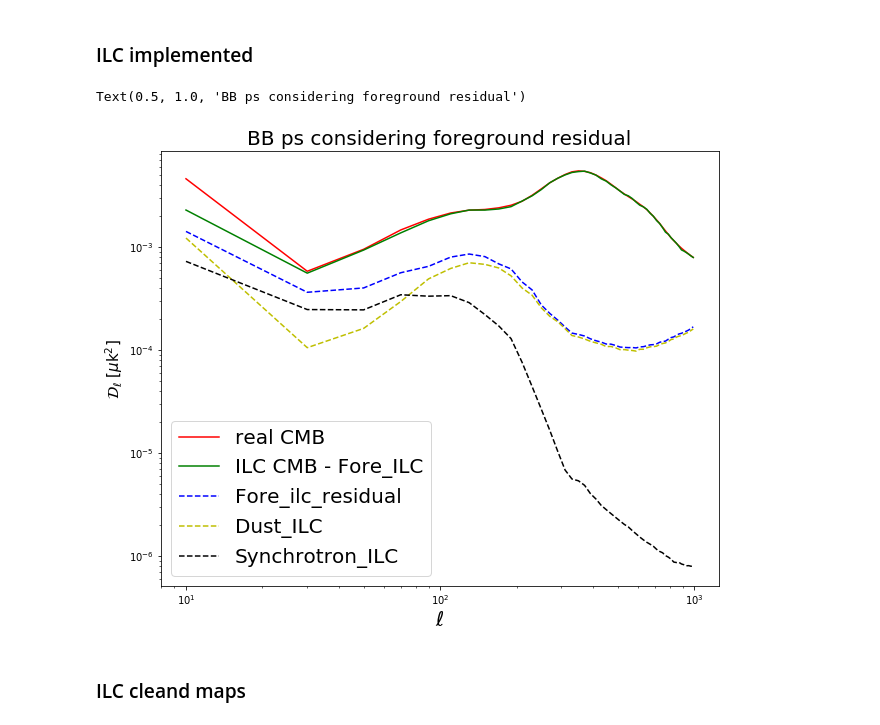
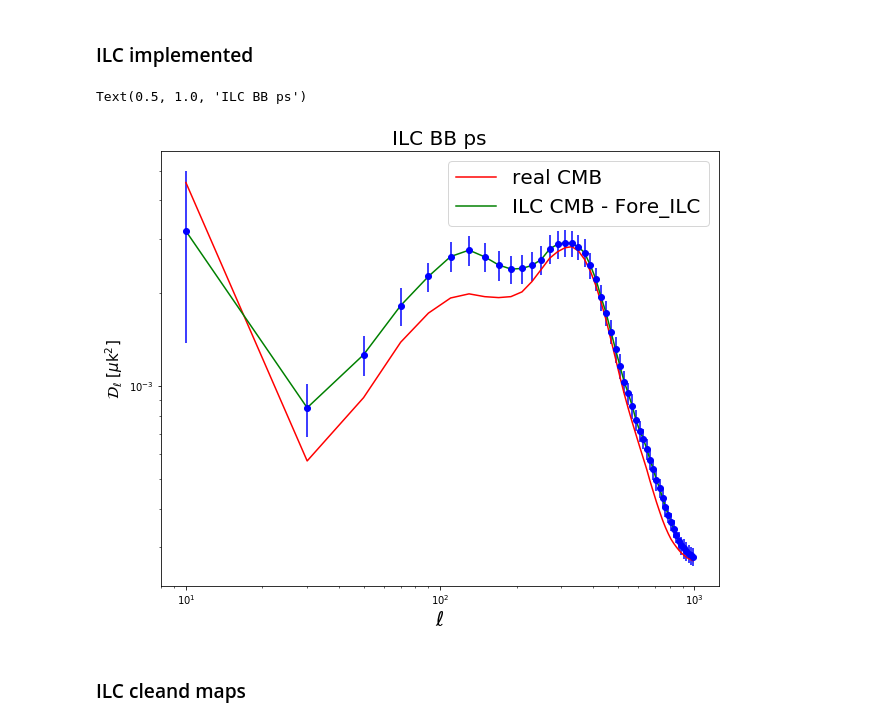
Before and after one commit to yaojian95/Ali_foreground, a Jupyter notebook: codes/Maps_for_USTC.ipynb, the cells around one changed output. Drawn from its saved outputs; the diff is of its cells as text; code cells hidden in the pictures.

```diff
--- a/codes/Maps_for_USTC.ipynb
+++ b/codes/Maps_for_USTC.ipynb
@@ -95,5 +95,5 @@ for n in range(SamNum):
 clee_clean_std = utils.bin_l(np.std(Cl_cmb, axis = 0)[1], lmax, Q); clbb_clean_std = utils.bin_l(np.std(Cl_cmb, axis = 0)[2], lmax, Q)
 clee_clean = utils.bin_l(np.mean(Cl_cmb, axis = 0)[1], lmax, Q); clbb_clean = utils.bin_l(np.mean(Cl_cmb, axis = 0)[2], lmax, Q)
 # %%
-cl_clean = np.row_stack((clee_clean, clbb_clean))
-cl_clean_std = np.row_stack((clee_clean_std, clbb_clean_std))
+cl_clean_44_mean = np.row_stack((clee_clean, clbb_clean))
+cl_clean_44_std = np.row_stack((clee_clean_std, clbb_clean_std))
@@ -108,6 +112,9 @@ INDXSCHM = IMPLICIT
 # %%
 # 13.0765 arcmin, K_CMB
 fore70 = hp.ud_grade(hp.read_map('/fnx/jianyao/LFI_070/group2_map_detector_F070.fits', field = None, verbose = False), nside_out = 512)*1e6
+
+#27.9435 arcmin, K_CMB
+fore44 = hp.ud_grade(hp.read_map('/fnx/jianyao/LFI_044/group2_map_detector_F044.fits', field = None, verbose = False), nside_out = 512)*1e6
 
 ### 19 arcmin, uK_CMB
 fore95 = hp.ud_grade(hp.read_map('/fnx/jianyao/1205_observations_AliCPT/95GHz/group2_map_95GHz.fits', field = None, verbose = False), nside_out=512)
@@ -215,15 +224,15 @@ for i in range(SamNum):
 # %% [markdown]
 ### ILC implemented
 # %%
-Nf = 3
+Nf = 4
 # %%
 SamNum = 100 ## just one realization , or all the realizations.
 Cl_ilc = np.zeros((SamNum, Q)); itera = 1; mode = 1; Fore_cl= np.zeros((SamNum, Q)); sync_cl = np.zeros((SamNum, Q)); dust_cl = np.zeros((SamNum, Q))
 for n in range(SamNum):
 
     e = np.matrix(np.ones(Nf))
-    total_ps_i = np.load('/fnx/jianyao/ancillary_data/total_ps/total_ps_deconv_masked_EB_%s.npy'%n)
-    noise_ps_i = np.load('/fnx/jianyao/ancillary_data/noise_ps/nl_deconv_masked_EB_%s.npy'%n)
+    total_ps_i = np.load('/fnx/jianyao/ancillary_data/4_fre_plus_44/total_ps/total_ps_deconv_masked_EB_%s.npy'%n)
+    noise_ps_i = np.load('/fnx/jianyao/ancillary_data/4_fre_plus_44/noise_ps/nl_deconv_masked_EB_%s.npy'%n)
     ## Power_spectrum return EE and BB at the same time. So total_ps[0] = EE; total_ps[1] = BB
     noise_bin = utils.bin_l(noise_ps_i[mode], lmax, Q);
     noise_ilc = np.zeros(Q);
@@ -251,8 +260,8 @@ for n in range(SamNum):
 
             noise_ilc[i] = W[i,:]*(nuisance[i])*np.transpose(W[i,:])     #noise_bin　nuisance[i]
             Cl_ilc[n, i] = W[i,:]*(total_bin[i])*np.transpose(W[i,:]) - noise_ilc[i]  #1.0/(e*np.linalg.pinv((total_bin[i]))*e.T)
-            Fore_cl[n, i] =  W[i,:]*(fore_bin[i])*np.transpose(W[i,:]);
-            dust_cl[n, i] = W[i,:]*(dust_bin[i])*np.transpose(W[i,:]); sync_cl[n,i] = W[i,:]*(sync_bin[i])*np.transpose(W[i,:]);
+#             Fore_cl[n, i] =  W[i,:]*(fore_bin[i])*np.transpose(W[i,:]);
+#             dust_cl[n, i] = W[i,:]*(dust_bin[i])*np.transpose(W[i,:]); sync_cl[n,i] = W[i,:]*(sync_bin[i])*np.transpose(W[i,:]);
 
 #     total = np.load('/fnx/jianyao/ancillary_data/total_map/total_map_deconv_unmasked_IQU_%03d.npy'%n)
 #     total_mask = Mask(total)
@@ -278,7 +287,7 @@ for n in range(SamNum):
 
 #     hp.write_map('/fnx/jianyao/HS_clean_CMB/Cleaned_QU_%03d.fits'%(n),cmb_clean[1:], coord='G', column_names= names, column_units='uK_CMB')
 
-fore_mean = np.mean(Fore_cl, axis=0)
+# fore_mean = np.mean(Fore_cl, axis=0)
 cl_ilc_mean = np.mean(Cl_ilc, axis = 0)
 cl_ilc_std = np.std(Cl_ilc, axis = 0)
 # %%
@@ -287,37 +296,37 @@ dust_mean = np.mean(dust_cl, axis = 0)
 # %%
 fig1 = plt.figure(1, figsize=(10,8))
 # plt.axis('off')
 # frame1=fig1.add_axes((.1,.4,.8,.5)) # x0, y0, width, height
-plt.loglog(Ell, Ell*(Ell+1)/2/np.pi*cl_clean[mode] , 'r-',label = 'real CMB')
-plt.loglog(Ell, Ell*(Ell+1)/2/np.pi*(cl_ilc_mean - fore_mean), 'g-', label = 'ILC CMB - Fore_ILC')
+plt.loglog(Ell, Ell*(Ell+1)/2/np.pi*cl_clean_44_mean[mode] , 'r-',label = 'real CMB')
+plt.loglog(Ell, Ell*(Ell+1)/2/np.pi*(cl_ilc_mean ), 'g-', label = 'ILC CMB - Fore_ILC')
 # plt.loglog(Ell, Ell*(Ell+1)/2/np.pi*noise_ilc, 'k--', label = 'noise_beamed_ilc')
-plt.loglog(Ell, Ell*(Ell+1)/2/np.pi*fore_mean, 'b--', label = 'Fore_ilc_residual')
-plt.loglog(Ell, Ell*(Ell+1)/2/np.pi*dust_mean, 'y--', label = 'Dust_ILC')
-plt.loglog(Ell, Ell*(Ell+1)/2/np.pi*sync_mean, 'k--', label = 'Synchrotron_ILC')
+# plt.loglog(Ell, Ell*(Ell+1)/2/np.pi*fore_mean, 'b--', label = 'Fore_ilc_residual')
+# plt.loglog(Ell, Ell*(Ell+1)/2/np.pi*dust_mean, 'y--', label = 'Dust_ILC')
+# plt.loglog(Ell, Ell*(Ell+1)/2/np.pi*sync_mean, 'k--', label = 'Synchrotron_ILC')
 
 
 # plt.loglog(Ell, Ell*(Ell+1)/2/np.pi*bin_l(total_cl95[mode+1], lmax, Q), 'purple', label = 'total_ps 95GHz')
 # plt.loglog(Ell, Ell*(Ell+1)/2/np.pi*bin_l(total_cl150[mode+1], lmax, Q), 'orange', label = 'total_ps 150GHz')
 # plt.loglog(Ell, Ell*(Ell+1)/2/np.pi*bin_l(total_cl353[mode+1], lmax, Q), 'k-', label = 'total_ps 353GHz')
 
 # plt.xscale('linear')
-# plt.errorbar(Ell,Ell*(Ell+1)*cl_ilc_mean/2/np.pi, yerr = Ell*(Ell+1)/2/np.pi*cl_ilc_std,fmt='bo',capthick = 0.1)
+plt.errorbar(Ell,Ell*(Ell+1)*cl_ilc_mean/2/np.pi, yerr = Ell*(Ell+1)/2/np.pi*cl_ilc_std,fmt='bo',capthick = 0.1)
 # plt.ylim(1e-4, 1e-1)
 plt.xlabel('$\ell$', fontsize = 20);
 plt.ylabel(r'$\mathcal{D}_{\ell}$ [$\mu$k$^2$]', fontsize = 15)
 plt.legend(fontsize = 20)
 # plt.title('ILC in harmonical space, subtracting %s * dust'%frac, fontsize = 20)
 
 # frame2=fig1.add_axes((.1,.1,.8,.3))
 # plt.semilogx(Ell, (cl_ilc - cls)/cls*100, 'k--')
 # plt.axhline(0,color = 'k')
 # plt.ylabel(r'$\Delta \mathcal{D}_\ell$/$\mathcal{D}^{real}_{\ell} $ [%]', fontsize = 15);plt.xlabel(r'$\ell$', fontsize = 20)
 # plt.ylim(-100, 100)
-plt.title('%s ps considering foreground residual'%psn[mode], fontsize = 20)
-# plt.savefig('/home/jianyao/Ali_maps/results/0212/Average_ILC_BB_bin_20_total_fore_residual.jpg', format = 'jpg')
+plt.title('ILC %s ps'%psn[mode], fontsize = 20)
+# plt.savefig('/home/jianyao/Ali_maps/results/0225_4fre_ABS_ILC/EE_ILC_with_77GHz.jpg', format = 'jpg')
 # %% [output]
-Text(0.5, 1.0, 'BB ps considering foreground residual')
+Text(0.5, 1.0, 'ILC BB ps')
-[figure, old version]
+[figure, new version]
 # %%
 total_cl150 = hp.anafast(total_mask[1]); total_cl353 = hp.anafast(total_mask[2])
 # %%
```
Also changed, not shown: parts of 10 cells of this notebook.
